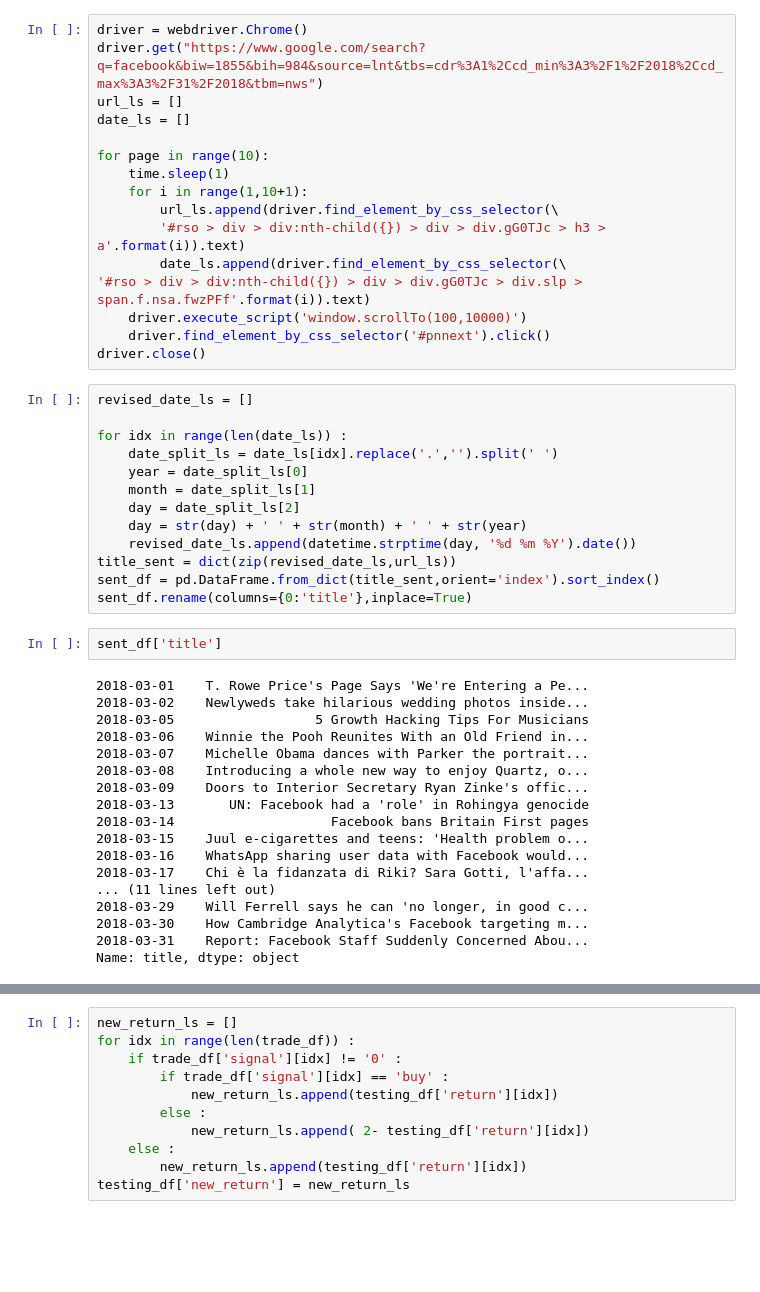
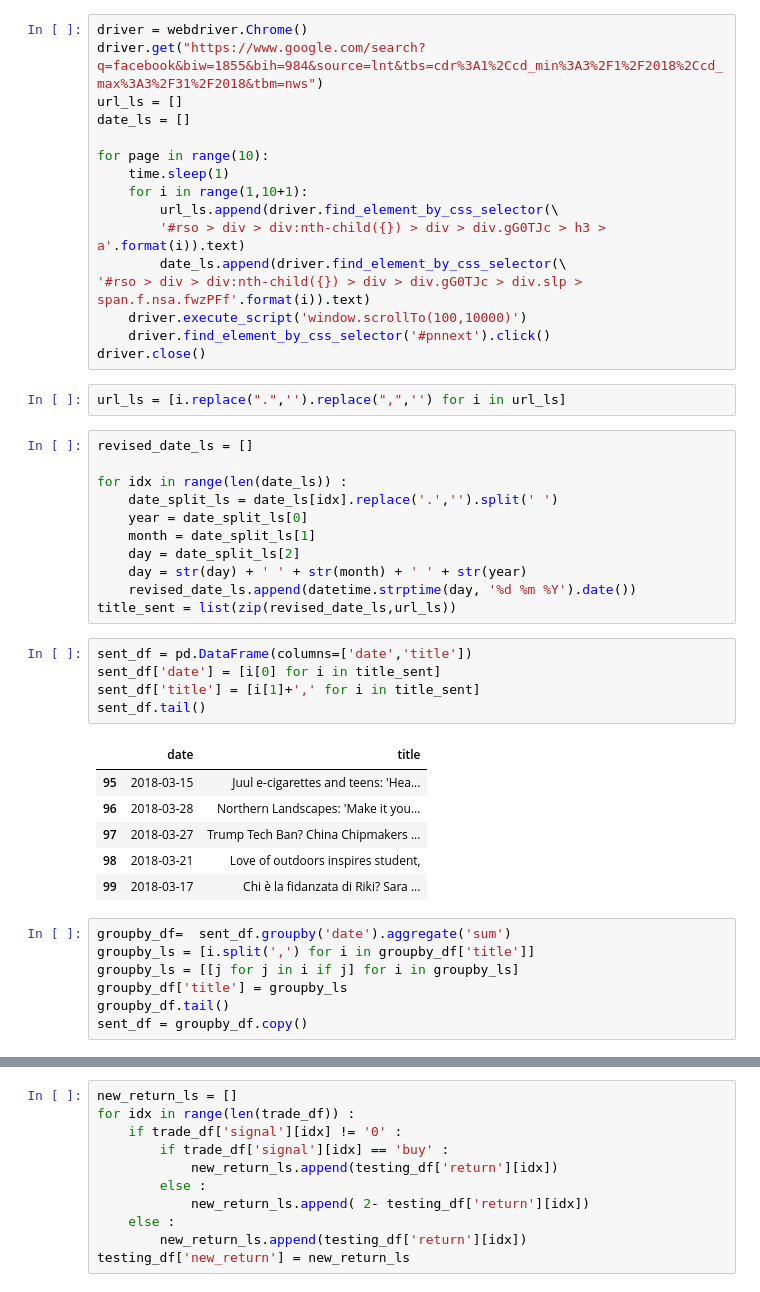
Before and after one commit to hskimim/Quantitative_Finance, a Jupyter notebook: trading_exercise/strategy_under_google_new_title.ipynb, the cells around one changed output, grey strips where cells are left out. Cells and saved outputs as stored; diff of their text form; blank space fills up the shorter version.

```diff
--- a/trading_exercise/strategy_under_google_new_title.ipynb
+++ b/trading_exercise/strategy_under_google_new_title.ipynb
@@ -58,6 +58,8 @@ for page in range(10):
     driver.execute_script('window.scrollTo(100,10000)')
     driver.find_element_by_css_selector('#pnnext').click()
 driver.close()
+# %%
+url_ls = [i.replace(".",'').replace(",",'') for i in url_ls]
 # %%
 revised_date_ls = []
 
@@ -68,29 +70,26 @@ for idx in range(len(date_ls)) :
     day = date_split_ls[2]
     day = str(day) + ' ' + str(month) + ' ' + str(year)
     revised_date_ls.append(datetime.strptime(day, '%d %m %Y').date())
-title_sent = dict(zip(revised_date_ls,url_ls))
-sent_df = pd.DataFrame.from_dict(title_sent,orient='index').sort_index()
-sent_df.rename(columns={0:'title'},inplace=True)
+title_sent = list(zip(revised_date_ls,url_ls))
-# %%
-sent_df['title']
-# %% [output]
-2018-03-01    T. Rowe Price's Page Says 'We're Entering a Pe...
-2018-03-02    Newlyweds take hilarious wedding photos inside...
-2018-03-05                  5 Growth Hacking Tips For Musicians
-2018-03-06    Winnie the Pooh Reunites With an Old Friend in...
-2018-03-07    Michelle Obama dances with Parker the portrait...
-2018-03-08    Introducing a whole new way to enjoy Quartz, o...
-2018-03-09    Doors to Interior Secretary Ryan Zinke's offic...
-2018-03-13       UN: Facebook had a 'role' in Rohingya genocide
-2018-03-14                    Facebook bans Britain First pages
-2018-03-15    Juul e-cigarettes and teens: 'Health problem o...
-2018-03-16    WhatsApp sharing user data with Facebook would...
-2018-03-17    Chi è la fidanzata di Riki? Sara Gotti, l'affa...
-... (11 lines left out)
-2018-03-29    Will Ferrell says he can 'no longer, in good c...
-2018-03-30    How Cambridge Analytica's Facebook targeting m...
-2018-03-31    Report: Facebook Staff Suddenly Concerned Abou...
-Name: title, dtype: object
+# %%
+sent_df = pd.DataFrame(columns=['date','title'])
+sent_df['date'] = [i[0] for i in title_sent]
+sent_df['title'] = [i[1]+',' for i in title_sent]
+sent_df.tail()
+# %% [output]
+|  | date | title |
+| 95 | 2018-03-15 | Juul e-cigarettes and teens: 'Hea... |
+| 96 | 2018-03-28 | Northern Landscapes: 'Make it you... |
+| 97 | 2018-03-27 | Trump Tech Ban? China Chipmakers ... |
+| 98 | 2018-03-21 | Love of outdoors inspires student, |
+| 99 | 2018-03-17 | Chi è la fidanzata di Riki? Sara ... |
+# %%
+groupby_df=  sent_df.groupby('date').aggregate('sum')
+groupby_ls = [i.split(',') for i in groupby_df['title']]
+groupby_ls = [[j for j in i if j] for i in groupby_ls]
+groupby_df['title'] = groupby_ls
+groupby_df.tail()
+sent_df = groupby_df.copy()
 # %%
 import personal_pkg as per
 import pandas as pd
```
Also changed, not shown: parts of 6 cells of this notebook.
